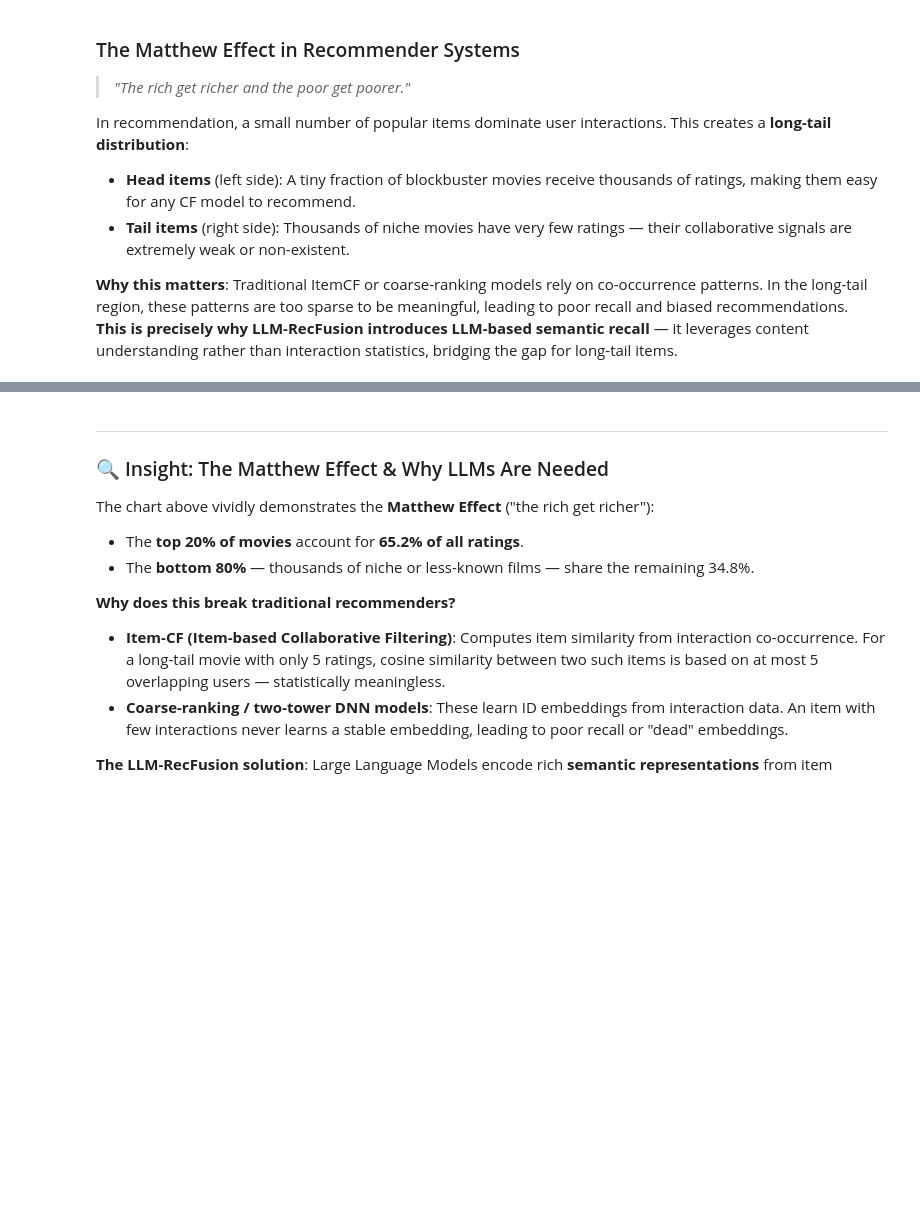
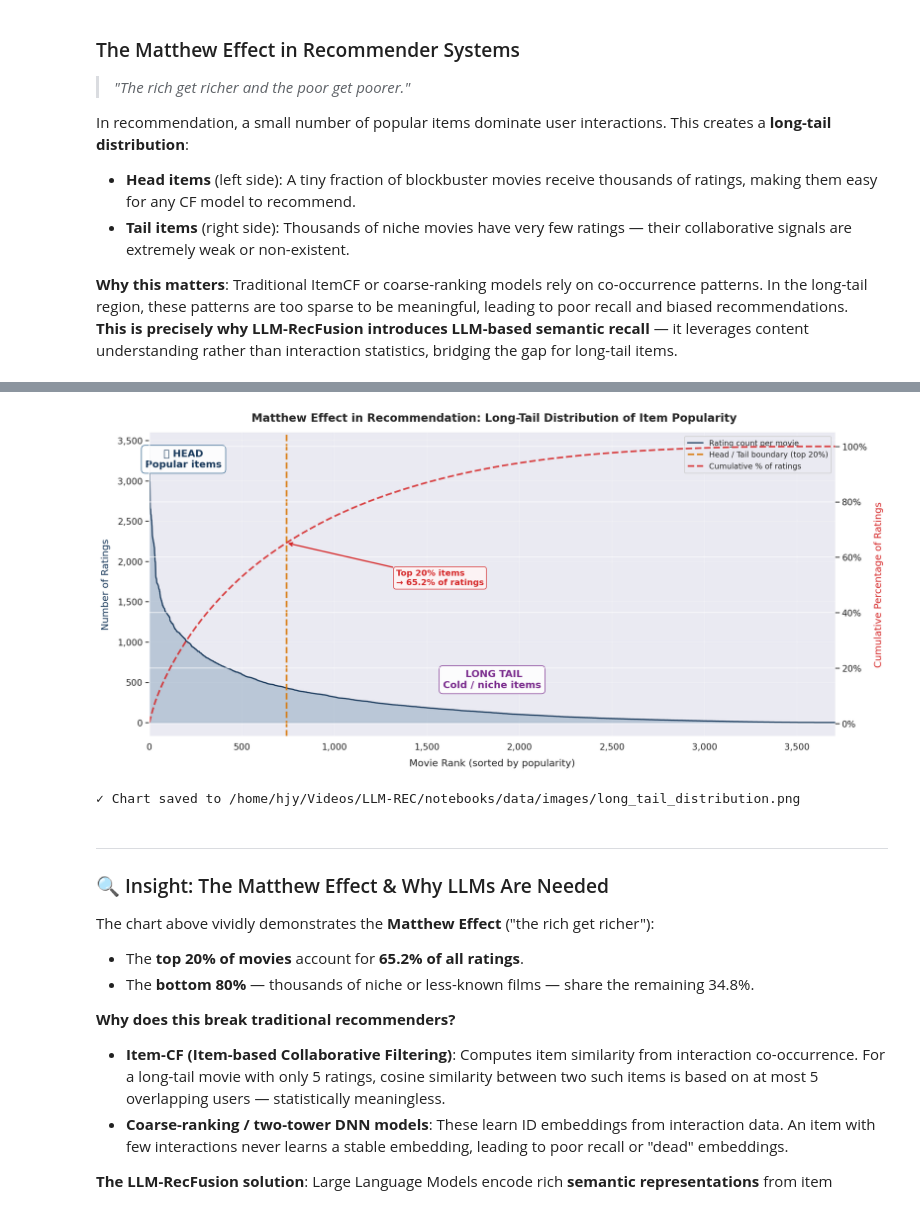
Before and after one commit to JYHUANG1127/LLM-REC, a Jupyter notebook: notebooks/01_data_exploration_and_long_tail.ipynb, the cells around one changed output, grey strips where cells are left out. Saved outputs shown, nothing was run; the diff lists cells and outputs as text; code cells hidden in the pictures; blank space fills up the shorter version.

```diff
--- a/notebooks/01_data_exploration_and_long_tail.ipynb
+++ b/notebooks/01_data_exploration_and_long_tail.ipynb
@@ -314,7 +356,7 @@ ax1.annotate(
 
 # Tail label
 ax1.annotate(
-    "🧊 LONG TAIL\nCold / niche items",
+    " LONG TAIL\nCold / niche items",
     xy=(head_threshold_idx * 2.5, ymax_head * 0.12),
     fontsize=14,
     fontweight="bold",
@@ -341,37 +383,40 @@ ax1.set_ylabel("Number of Ratings", fontsize=14, color=DARK_BLUE)
 ax2.set_ylabel("Cumulative Percentage of Ratings", fontsize=14, color=ACCENT_RED)
 
 ax1.set_title(
-    "📉 Matthew Effect in Recommendation: Long-Tail Distribution of Item Popularity",
+    " Matthew Effect in Recommendation: Long-Tail Distribution of Item Popularity",
     fontsize=16,
     fontweight="bold",
     pad=16,
 )
 
 # ---------- Legend ----------
 lines1, labels1 = ax1.get_legend_handles_labels()
 lines2, labels2 = ax2.get_legend_handles_labels()
 ax1.legend(
     lines1 + lines2,
     labels1 + labels2,
     loc="upper right",
     fontsize=11,
     framealpha=0.9,
 )
 
 # ---------- Ticks ----------
 ax1.set_xlim(0, len(item_pop))
 ax1.xaxis.set_major_formatter(ticker.FuncFormatter(lambda x, _: f"{int(x):,}"))
 ax1.yaxis.set_major_formatter(ticker.FuncFormatter(lambda x, _: f"{int(x):,}"))
 ax2.yaxis.set_major_formatter(ticker.FuncFormatter(lambda x, _: f"{x:.0%}"))
 
 # ---------- Grid ----------
 ax1.grid(True, alpha=0.3)
 
 plt.tight_layout()
 fig.savefig(IMG_DIR / "long_tail_distribution.png", dpi=300, bbox_inches="tight")
 plt.show()
 
 print(f"\n✓ Chart saved to {IMG_DIR / 'long_tail_distribution.png'}")
+# %% [output]
+[figure, added]
+✓ Chart saved to /home/hjy/Videos/LLM-REC/notebooks/data/images/long_tail_distribution.png
 # %% [markdown]
 ---
 ### 🔍 Insight: The Matthew Effect & Why LLMs Are Needed
```
Also changed, not shown: parts of 8 cells of this notebook, 1 other file.
